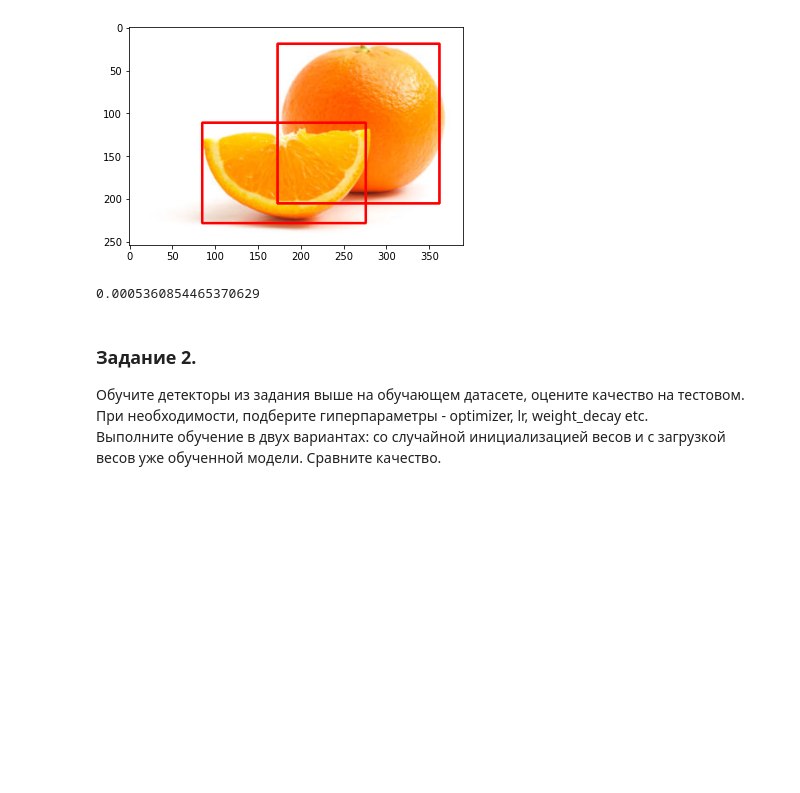
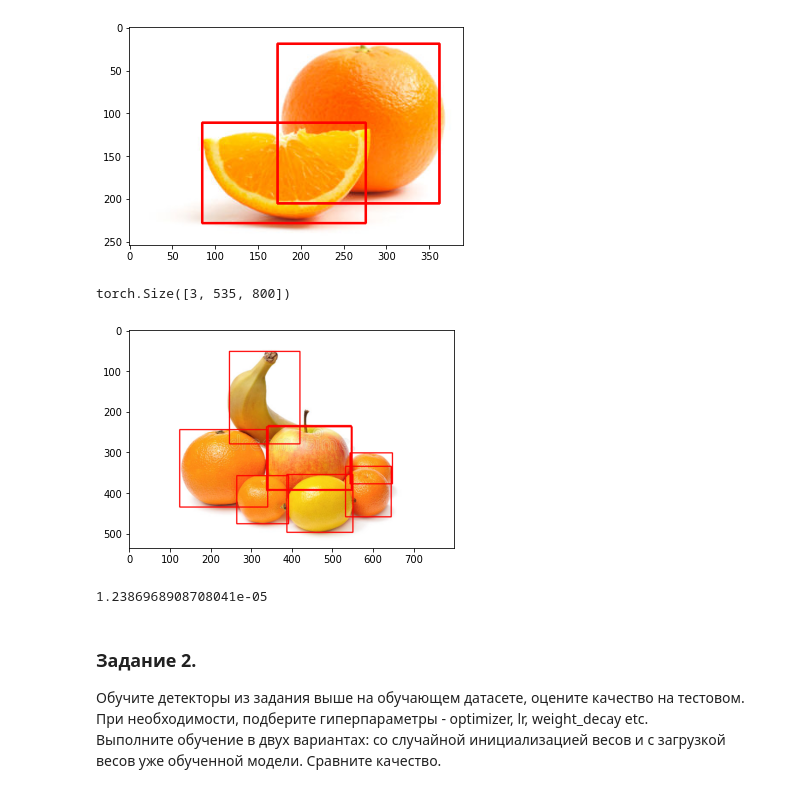
Before and after one commit to SmirnovGrigory/IAD_ml_lab2, a Jupyter notebook: Modern_ML.Lab_2.Object_Detection.ipynb, the cells around one changed output. Cells and saved outputs as stored; diff of their text form; code cells hidden in the pictures; blank space fills up the shorter version.

```diff
--- a/Modern_ML.Lab_2.Object_Detection.ipynb
+++ b/Modern_ML.Lab_2.Object_Detection.ipynb
@@ -210,7 +221,7 @@ def draw_bboxes(image, prediction, confidence=0.5):
     img = copy.deepcopy(image)
     img = img[0].permute(1, 2, 0)
     img = torch.mul(img, 255)
-    img = img.type(torch.uint8).numpy().copy()
+    img = img.type(torch.uint8).cpu().numpy().copy()
     #print(img)
     for i, box in enumerate(bboxes):
         if scores[i]>confidence:
@@ -301,6 +337,7 @@ import torchvision.models as models
 retina = models.detection.retinanet_resnet50_fpn(pretrained=True)
 # %%
 rcnn = torchvision.models.detection.fasterrcnn_mobilenet_v3_large_fpn(pretrained=True)
+rcnn = rcnn.to(device)
 # %%
 #evaluate(retina, test_dataloader, device)
 # %%
@@ -333,7 +373,16 @@ for batch, (X, y) in enumerate(test_dataloader):
+# %%
+fd[23][0].shape
+# %% [output]
+torch.Size([3, 535, 800])
+# %%
+pred = rcnn(fd[23][0].reshape([1,3,535,800]).to(device))
+draw_bboxes(fd[23][0].reshape([1,3,535,800]),pred)
+# %% [output]
+[figure, added]
 # %%
-evaluate(retina, test_dataloader, device)
+evaluate(rcnn, test_dataloader, device)
 # %% [output]
-0.0005360854465370629
+1.2386968908708041e-05
 # %% [markdown]
 ### Задание 2.
 
```
Also changed, not shown: parts of 23 cells of this notebook.
